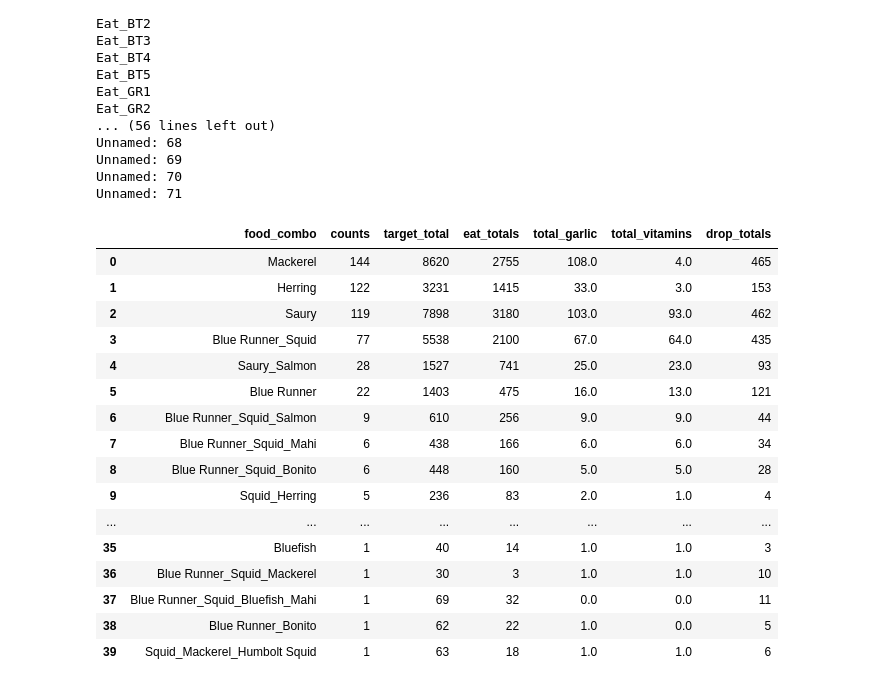
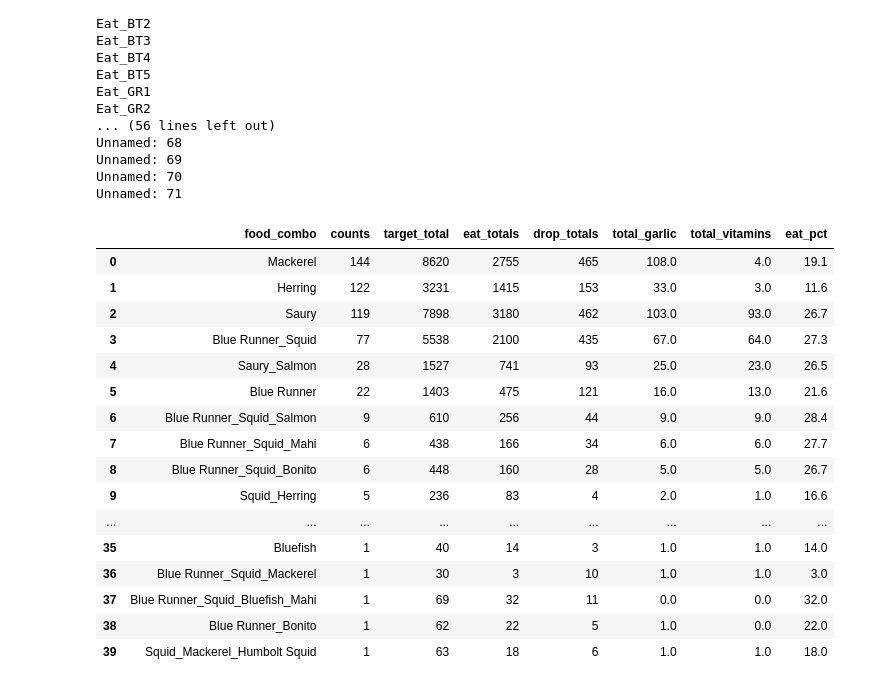
Before and after one commit to Data-Science-in-Business-Fall-2020/final-project-spencer_parker_chris, a Jupyter notebook: data-cleaning-spencer.ipynb, the cells around one changed output. Drawn from its saved outputs; the diff is of its cells as text; code cells hidden in the pictures.

Commit message:
working on food combo metrics

```diff
--- a/data-cleaning-spencer.ipynb
+++ b/data-cleaning-spencer.ipynb
@@ -149,34 +149,36 @@ Unnamed: 71
 # %%
 eats = df[['food_combo', 'Eat_Total']].groupby(['food_combo']).sum().reset_index()
 counts = df[['food_combo', 'Eat_Total']].groupby(['food_combo']).count().reset_index().rename(columns={'Eat_Total':'counts'})
 targets = df[['food_combo', 'Target_Total']].groupby(['food_combo']).sum().reset_index()
 drops = df[['food_combo', 'Drop_Total']].groupby(['food_combo']).sum().reset_index()
 garlic = df[['food_combo', 'Garlic']].groupby(['food_combo']).sum().reset_index()
 vitamins = df[['food_combo', 'Mazuri Vitamins']].groupby(['food_combo']).sum().reset_index()
 # eats = eats.sort_values(by=['Eat_Total'], ascending=False).reset_index().drop(columns=['index'])
 
 counts['target_total'] = targets.Target_Total
 counts['eat_totals'] = eats.Eat_Total
+counts['drop_totals'] = drops.Drop_Total
 counts['total_garlic'] = garlic.Garlic
 counts['total_vitamins'] = vitamins['Mazuri Vitamins']
-counts['drop_totals'] = drops.Drop_Total
+# counts['total_target_eat_drop'] = counts.target_total + counts.eat_totals + counts.drop_totals
+counts['eat_pct'] = round(counts.eat_totals / counts.counts, 1)
 counts = counts.sort_values(by=['counts'], ascending=False).reset_index().drop(columns=['index'])
 counts
 # %% [output]
-|  | food_combo | counts | target_total | eat_totals | total_garlic | total_vitamins | drop_totals |
-| 0 | Mackerel | 144 | 8620 | 2755 | 108.0 | 4.0 | 465 |
-| 1 | Herring | 122 | 3231 | 1415 | 33.0 | 3.0 | 153 |
-| 2 | Saury | 119 | 7898 | 3180 | 103.0 | 93.0 | 462 |
-| 3 | Blue Runner_Squid | 77 | 5538 | 2100 | 67.0 | 64.0 | 435 |
-| 4 | Saury_Salmon | 28 | 1527 | 741 | 25.0 | 23.0 | 93 |
-| 5 | Blue Runner | 22 | 1403 | 475 | 16.0 | 13.0 | 121 |
-| 6 | Blue Runner_Squid_Salmon | 9 | 610 | 256 | 9.0 | 9.0 | 44 |
-| 7 | Blue Runner_Squid_Mahi | 6 | 438 | 166 | 6.0 | 6.0 | 34 |
-| 8 | Blue Runner_Squid_Bonito | 6 | 448 | 160 | 5.0 | 5.0 | 28 |
-| 9 | Squid_Herring | 5 | 236 | 83 | 2.0 | 1.0 | 4 |
-| ... | ... | ... | ... | ... | ... | ... | ... |
-| 35 | Bluefish | 1 | 40 | 14 | 1.0 | 1.0 | 3 |
-| 36 | Blue Runner_Squid_Mackerel | 1 | 30 | 3 | 1.0 | 1.0 | 10 |
-| 37 | Blue Runner_Squid_Bluefish_Mahi | 1 | 69 | 32 | 0.0 | 0.0 | 11 |
-| 38 | Blue Runner_Bonito | 1 | 62 | 22 | 1.0 | 0.0 | 5 |
-| 39 | Squid_Mackerel_Humbolt Squid | 1 | 63 | 18 | 1.0 | 1.0 | 6 |
+|  | food_combo | counts | target_total | eat_totals | drop_totals | total_garlic | total_vitamins | eat_pct |
+| 0 | Mackerel | 144 | 8620 | 2755 | 465 | 108.0 | 4.0 | 19.1 |
+| 1 | Herring | 122 | 3231 | 1415 | 153 | 33.0 | 3.0 | 11.6 |
+| 2 | Saury | 119 | 7898 | 3180 | 462 | 103.0 | 93.0 | 26.7 |
+| 3 | Blue Runner_Squid | 77 | 5538 | 2100 | 435 | 67.0 | 64.0 | 27.3 |
+| 4 | Saury_Salmon | 28 | 1527 | 741 | 93 | 25.0 | 23.0 | 26.5 |
+| 5 | Blue Runner | 22 | 1403 | 475 | 121 | 16.0 | 13.0 | 21.6 |
+| 6 | Blue Runner_Squid_Salmon | 9 | 610 | 256 | 44 | 9.0 | 9.0 | 28.4 |
+| 7 | Blue Runner_Squid_Mahi | 6 | 438 | 166 | 34 | 6.0 | 6.0 | 27.7 |
+| 8 | Blue Runner_Squid_Bonito | 6 | 448 | 160 | 28 | 5.0 | 5.0 | 26.7 |
+| 9 | Squid_Herring | 5 | 236 | 83 | 4 | 2.0 | 1.0 | 16.6 |
+| ... | ... | ... | ... | ... | ... | ... | ... | ... |
+| 35 | Bluefish | 1 | 40 | 14 | 3 | 1.0 | 1.0 | 14.0 |
+| 36 | Blue Runner_Squid_Mackerel | 1 | 30 | 3 | 10 | 1.0 | 1.0 | 3.0 |
+| 37 | Blue Runner_Squid_Bluefish_Mahi | 1 | 69 | 32 | 11 | 0.0 | 0.0 | 32.0 |
+| 38 | Blue Runner_Bonito | 1 | 62 | 22 | 5 | 1.0 | 0.0 | 22.0 |
+| 39 | Squid_Mackerel_Humbolt Squid | 1 | 63 | 18 | 6 | 1.0 | 1.0 | 18.0 |
```
